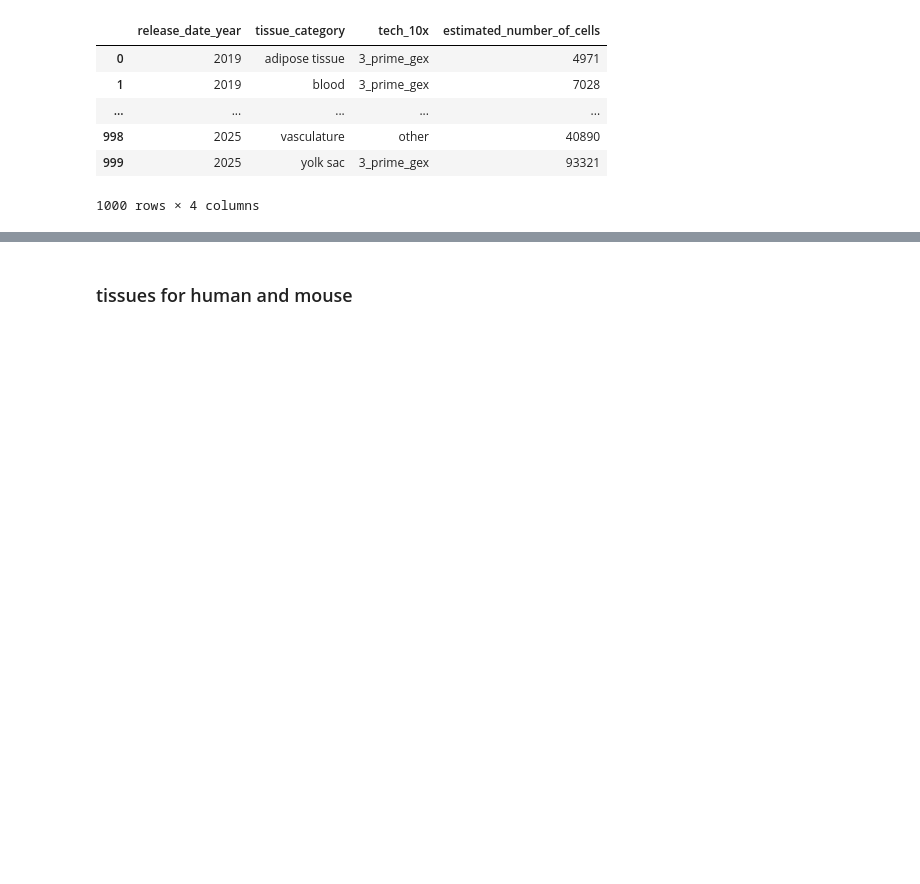
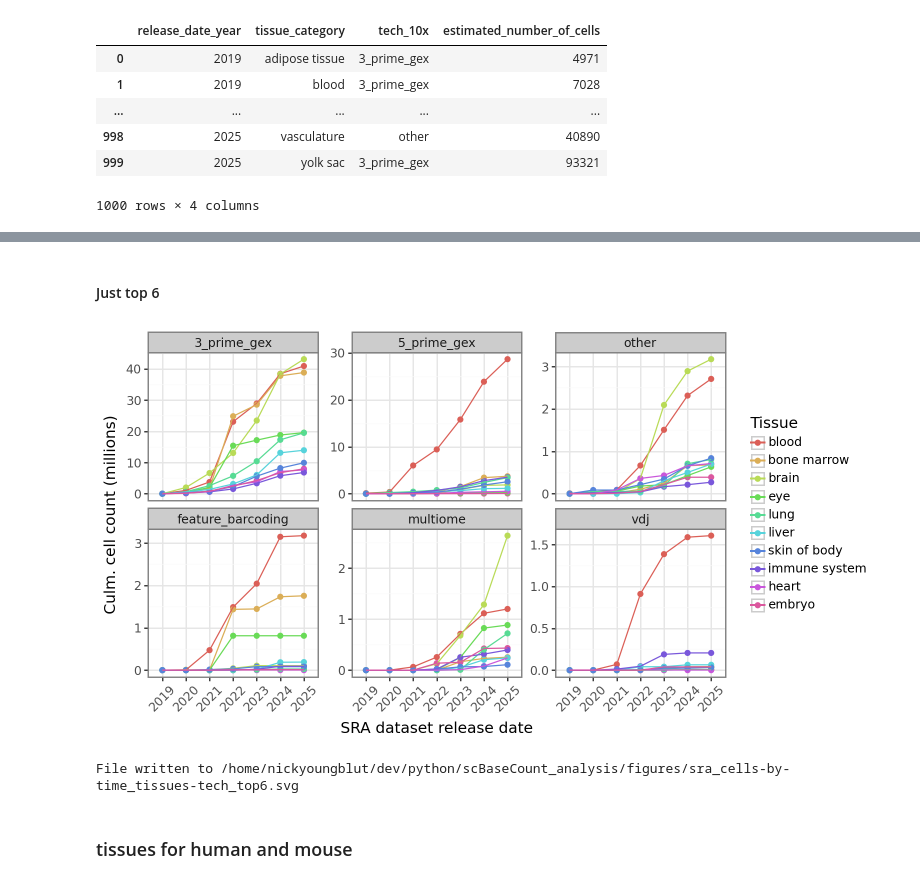
Before and after one commit to ArcInstitute/scBaseCount_analysis, a Jupyter notebook: notebooks/sra_cells-by-time.ipynb, the cells around one changed output, grey strips where cells are left out. Cells and saved outputs as stored; diff of their text form; code cells hidden in the pictures; blank space fills up the shorter version.

```diff
--- a/notebooks/sra_cells-by-time.ipynb
+++ b/notebooks/sra_cells-by-time.ipynb
@@ -899,3 +937,42 @@ pn.ggsave(p, outfile)
+# %% [markdown]
+#### Just top 6
+# %%
+x = ["3_prime_gex", "5_prime_gex", "other", "feature_barcoding", "multiome", "vdj"]
+
+# plot the number of cells over time
+p = (
+    pn.ggplot(
+        df[df["tech_10x"].isin(x)],
+        pn.aes(x="release_date_year", y="estimated_number_of_cells", color="tissue_category")
+    ) +
+    pn.geom_point() +
+    pn.geom_line(pn.aes(group="tissue_category")) +
+    pn.facet_wrap("tech_10x", scales="free_y") +
+    pn.labs(
+        x = "SRA dataset release date",
+        y = "Culm. cell count (millions)",
+        color = "Tissue",
+    ) +
+    pn.theme_bw() +
+    pn.theme(
+        figure_size=(7.8, 4.2),
+        axis_text_x=pn.element_text(angle=45, hjust=0.95),
+        legend_key_size=11,  # Reduce legend key size (default is around 20)
+    ) +
+    pn.guides(
+        color=pn.guide_legend(ncol=1)
+    )
+)
+p
+# %% [output]
+[figure, added]
+# %%
+# save as svg
+outfile = base_dir / "figures" / "sra_cells-by-time_tissues-tech_top6.svg"
+pn.ggsave(p, outfile)
+print(f"File written to {outfile}")
+# %% [output]
+File written to /home/nickyoungblut/dev/python/scBaseCount_analysis/figures/sra_cells-by-time_tissues-tech_top6.svg
 # %% [markdown]
 ### tissues for human and mouse
 # %%
```
Also changed, not shown: parts of 21 cells of this notebook.
